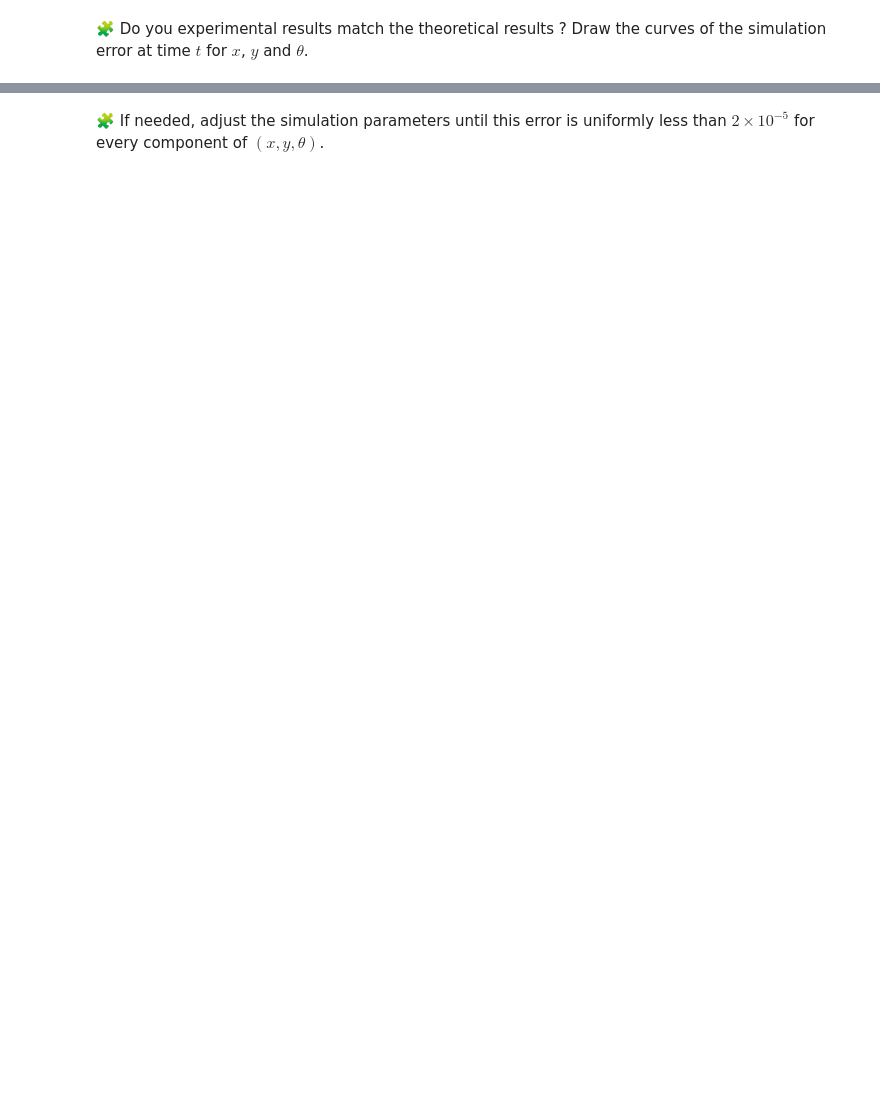
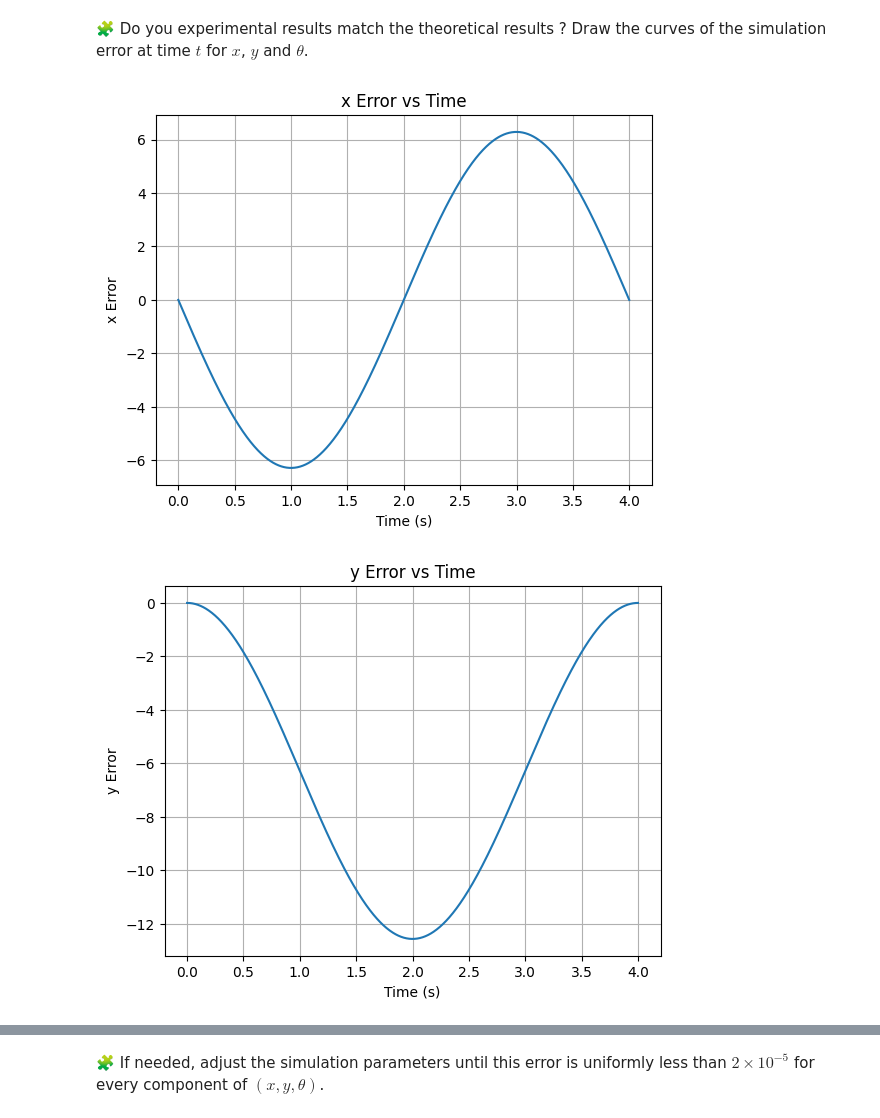
Before and after one commit to AchrafRachidi2000/control-engineering-with-python-project-2022-2023, a Jupyter notebook: Project-1.ipynb, the cells around one changed output, grey strips where cells are left out. Cells and saved outputs as stored; diff of their text form; code cells hidden in the pictures; blank space fills up the shorter version.

```diff
--- a/Project-1.ipynb
+++ b/Project-1.ipynb
@@ -201,0 +288,44 @@ pass
+# %%
+omega_l = (1 - L/4) * np.pi / Rw
+omega_r = (1 + L/4) * np.pi / Rw
+
+def theoretical_xytheta(t, x0, y0, theta0):
+    theta_t = (Rw * (omega_r - omega_l) / L) * t + theta0
+    x_t = (Rw * (omega_l + omega_r) / (2 * L)) * (np.sin(theta_t) - np.sin(theta0)) + x0
+    y_t = (Rw * (omega_l + omega_r) / (2 * L)) * (-np.cos(theta_t) + np.cos(theta0)) + y0
+    return x_t, y_t, theta_t
+
+# Calculate the theoretical values
+x_theoretical, y_theoretical, theta_theoretical = theoretical_xytheta(t, 0, 0, 0)
+
+# Calculate the errors
+x_error = x - x_theoretical
+y_error = y - y_theoretical
+theta_error = theta - theta_theoretical
+
+# Plot the error curves
+plt.figure()
+plt.plot(t, x_error)
+plt.xlabel('Time (s)')
+plt.ylabel('x Error')
+plt.title('x Error vs Time')
+plt.grid()
+
+plt.figure()
+plt.plot(t, y_error)
+plt.xlabel('Time (s)')
+plt.ylabel('y Error')
+plt.title('y Error vs Time')
+plt.grid()
+
+plt.figure()
+plt.plot(t, theta_error)
+plt.xlabel('Time (s)')
+plt.ylabel('theta Error')
+plt.title('theta Error vs Time')
+plt.grid()
+
+plt.show()
+# %% [output]
+[figure, added]
+[figure, added]
```
Also changed, not shown: parts of 17 cells of this notebook.
